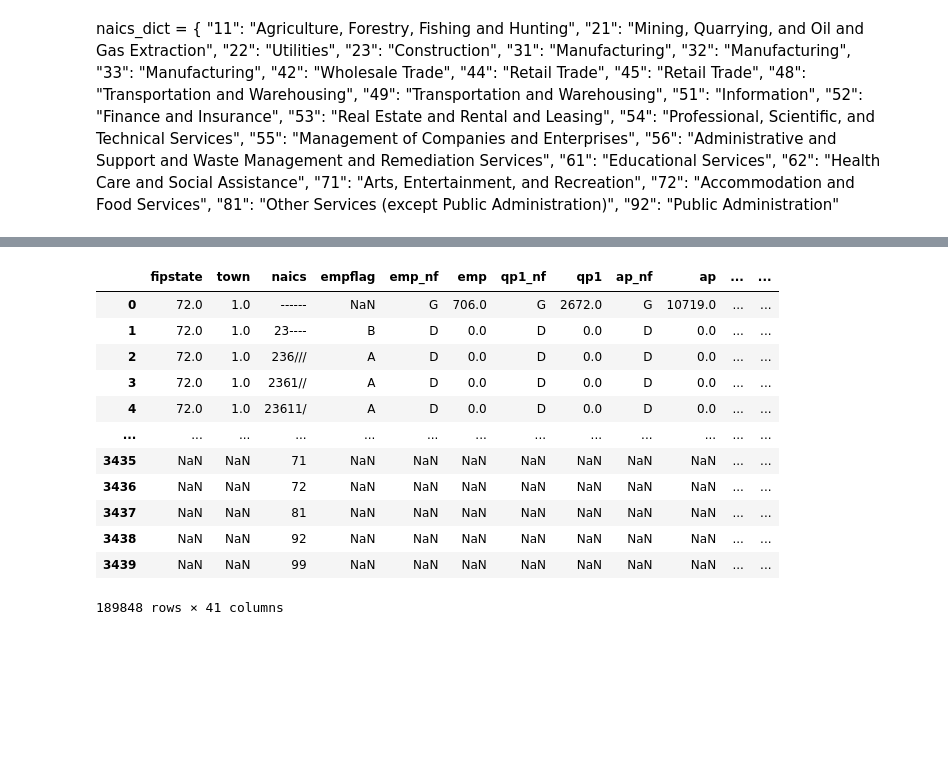
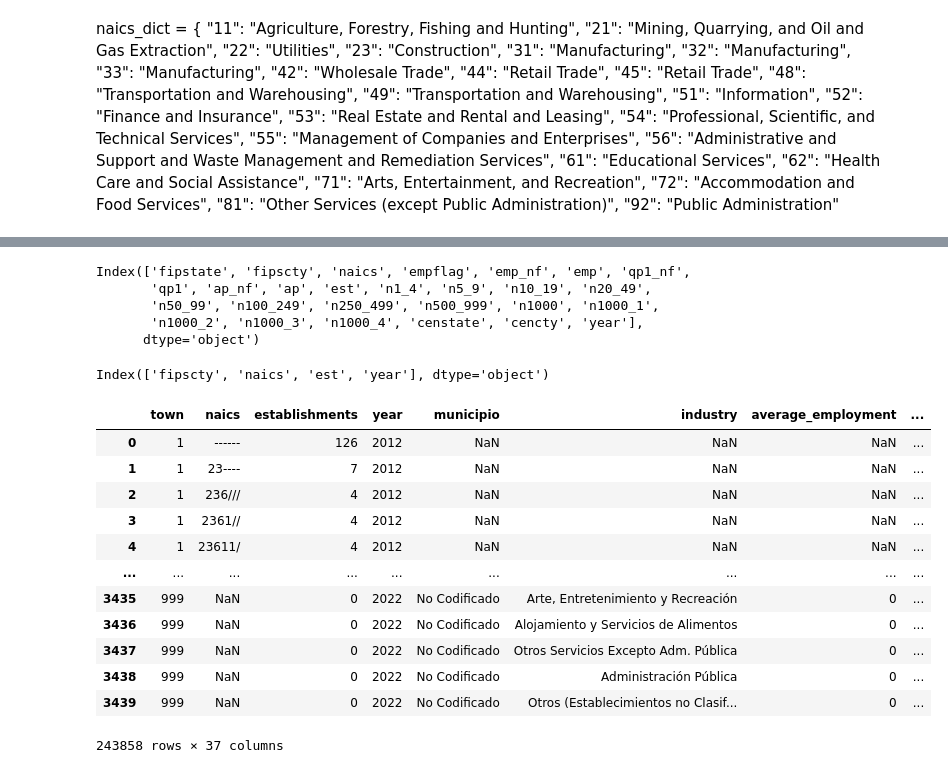
Before and after one commit to nessajimenez/pr-biz-patterns, a Jupyter notebook: Clean and Concat DFs.ipynb, the cells around one changed output, grey strips where cells are left out. Saved outputs shown, nothing was run; the diff lists cells and outputs as text; code cells hidden in the pictures; blank space fills up the shorter version.

```diff
--- a/Clean and Concat DFs.ipynb
+++ b/Clean and Concat DFs.ipynb
@@ -92,6 +92,10 @@ def replace_naics(naics_code):
 df12 = made_df('cbp12pr_mun.csv')
 lower_columns(df12)
 add_year(df12,2012)
+
+df13 = made_df('cbp13pr_mun.csv')
+lower_columns(df13)
+add_year(df13,2013)
 
 df14 = made_df('cbp14pr_mun.csv')
 lower_columns(df14)
@@ -177,7 +181,7 @@ df223 = made_df('2022_4.csv')
 lower_columns(df223)
 add_year(df223,2022)
 
-df22 = pd.concat([df220,df221,df223])
+df22 = pd.concat([df220,df221,df222,df223])
 df22
 # %% [output]
 |  | municipio | cty | industria | naics | unidades | empleo promedio | salrio total municipio primr trim... | promedio | ... |
@@ -196,3 +200,11 @@ df22
+# %%
+df12.columns
+# %% [output]
+Index(['fipstate', 'fipscty', 'naics', 'empflag', 'emp_nf', 'emp', 'qp1_nf',
+       'qp1', 'ap_nf', 'ap', 'est', 'n1_4', 'n5_9', 'n10_19', 'n20_49',
+       'n50_99', 'n100_249', 'n250_499', 'n500_999', 'n1000', 'n1000_1',
+       'n1000_2', 'n1000_3', 'n1000_4', 'censtate', 'cencty', 'year'],
+      dtype='object')
 # %%
 #translating and renaming column names
 df20.columns = df20.columns.str.lower().str.replace('industria','industry').str.replace('cty','town').str.replace('unidades','establishments')
@@ -207,6 +219,10 @@ df22.columns = df22.columns.str.replace('industria','industry').str.replace('emp
 
 #dropping unneeded columns
 
+df12 = df12.drop(['fipstate','empflag', 'emp_nf', 'emp', 'qp1_nf',
+       'qp1', 'ap_nf', 'ap', 'n1_4', 'n5_9', 'n10_19', 'n20_49',
+       'n50_99', 'n100_249', 'n250_499', 'n500_999', 'n1000', 'n1000_1',
+       'n1000_2', 'n1000_3', 'n1000_4', 'censtate', 'cencty'], axis=1)
 df13 = df13.drop(['censtate', 'cencty','qp1_nf','qp1','ap_nf','ap','emp_nf','emp','fipstate','n1_4', 'n5_9', 'n10_19', 'n20_49', 'n50_99',
        'n100_249', 'n250_499', 'n500_999', 'n1000', 'n1000_1', 'n1000_2',
        'n1000_3', 'n1000_4', 'empflag'], axis=1)
@@ -228,37 +244,41 @@ df18 = df18.drop(['censtate', 'cencty','qp1_nf','qp1','ap_nf','ap','emp_nf','emp
 df19 = df19.drop(['censtate', 'cencty','qp1_nf','qp1','ap_nf','ap','emp_nf','emp','fipstate','n<5', 'n5_9', 'n10_19', 'n20_49', 'n50_99',
        'n100_249', 'n250_499', 'n500_999', 'n1000', 'n1000_1', 'n1000_2',
        'n1000_3', 'n1000_4'], axis=1)
-df20 = df20.drop([' promedio ',' salario total ',' average_employment '], axis=1)
-df21 = df21.drop([' salrio total municipio primer trimestre 2021 ',' promedio ',' average_employment '], axis=1)
-df22 = df22.drop([' salrio total municipio primr trimestre 2022 ',' promedio ',' average_employment '], axis=1)
+#df20 = df20.drop([' promedio ',' salario total ',' average_employment '], axis=1)
+#df21 = df21.drop([' salrio total municipio primer trimestre 2021 ',' promedio ',' average_employment '], axis=1)
+#df22 = df22.drop([' salrio total municipio primr trimestre 2022 ',' promedio ',' average_employment '], axis=1)
+# %%
+df12.columns
+# %% [output]
+Index(['fipscty', 'naics', 'est', 'year'], dtype='object')
 # %%
 #concatenating
 
-df12_19 = pd.concat([df14,df13,df14,df15,df16,df17,df18,df19])
+df12_19 = pd.concat([df12,df13,df14,df15,df16,df17,df18,df19])
 df12_19
 
 df12_19.columns = df12_19.columns.str.lower().str.replace('est','establishments').str.replace('fipscty','town')
 df12_19
 
 df20_22 = pd.concat([df20,df21,df22])
 df20_22
 
-df13_22 = pd.concat([df13_19, df20_22], axis = 0)
-df13_22
+df12_22 = pd.concat([df12_19, df20_22], axis = 0)
+df12_22
 # %% [output]
-|  | fipstate | town | naics | empflag | emp_nf | emp | qp1_nf | qp1 | ap_nf | ap | ... | ... |
-| 0 | 72.0 | 1.0 | ------ | NaN | G | 706.0 | G | 2672.0 | G | 10719.0 | ... | ... |
-| 1 | 72.0 | 1.0 | 23---- | B | D | 0.0 | D | 0.0 | D | 0.0 | ... | ... |
-| 2 | 72.0 | 1.0 | 236/// | A | D | 0.0 | D | 0.0 | D | 0.0 | ... | ... |
-| 3 | 72.0 | 1.0 | 2361// | A | D | 0.0 | D | 0.0 | D | 0.0 | ... | ... |
-| 4 | 72.0 | 1.0 | 23611/ | A | D | 0.0 | D | 0.0 | D | 0.0 | ... | ... |
-| ... | ... | ... | ... | ... | ... | ... | ... | ... | ... | ... | ... | ... |
-| 3435 | NaN | NaN | 71 | NaN | NaN | NaN | NaN | NaN | NaN | NaN | ... | ... |
-| 3436 | NaN | NaN | 72 | NaN | NaN | NaN | NaN | NaN | NaN | NaN | ... | ... |
-| 3437 | NaN | NaN | 81 | NaN | NaN | NaN | NaN | NaN | NaN | NaN | ... | ... |
-| 3438 | NaN | NaN | 92 | NaN | NaN | NaN | NaN | NaN | NaN | NaN | ... | ... |
-| 3439 | NaN | NaN | 99 | NaN | NaN | NaN | NaN | NaN | NaN | NaN | ... | ... |
+|  | town | naics | establishments | year | municipio | industry | average_employment | ... |
+| 0 | 1 | ------ | 126 | 2012 | NaN | NaN | NaN | ... |
+| 1 | 1 | 23---- | 7 | 2012 | NaN | NaN | NaN | ... |
+| 2 | 1 | 236/// | 4 | 2012 | NaN | NaN | NaN | ... |
+| 3 | 1 | 2361// | 4 | 2012 | NaN | NaN | NaN | ... |
+| 4 | 1 | 23611/ | 4 | 2012 | NaN | NaN | NaN | ... |
+| ... | ... | ... | ... | ... | ... | ... | ... | ... |
+| 3435 | 999 | NaN | 0 | 2022 | No Codificado | Arte, Entretenimiento y Recreación | 0 | ... |
+| 3436 | 999 | NaN | 0 | 2022 | No Codificado | Alojamiento y Servicios de Alimentos | 0 | ... |
+| 3437 | 999 | NaN | 0 | 2022 | No Codificado | Otros Servicios Excepto Adm. Pública | 0 | ... |
+| 3438 | 999 | NaN | 0 | 2022 | No Codificado | Administración Pública | 0 | ... |
+| 3439 | 999 | NaN | 0 | 2022 | No Codificado | Otros (Establecimientos no Clasif... | 0 | ... |
-189848 rows × 41 columns
+243858 rows × 37 columns
 # %%
 df22
 # %% [output]
```
Also changed, not shown: parts of 13 cells of this notebook, 2 other files.
